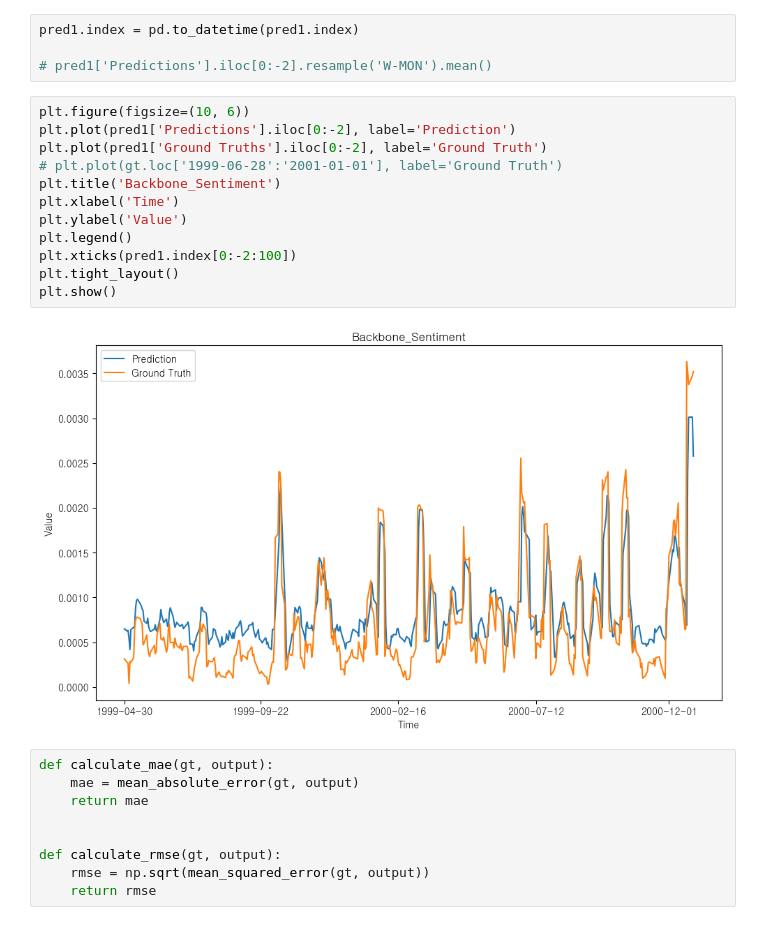
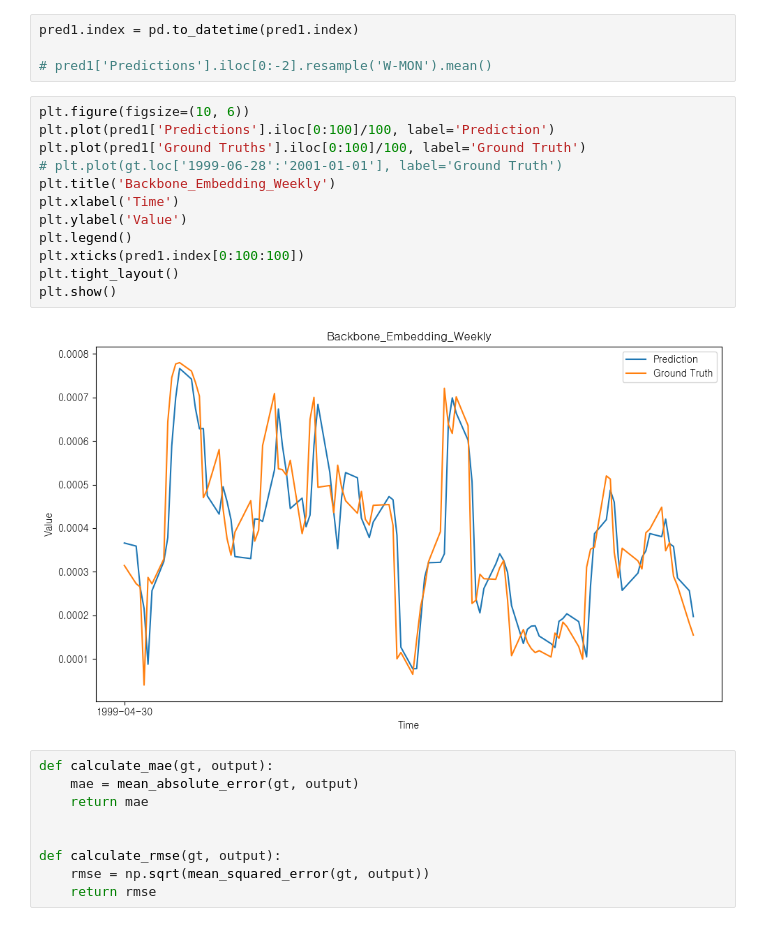
Before and after one commit to kimjuhwan1234/Volatility_Forecasting, a Jupyter notebook: EDA.ipynb, the cells around one changed output. Saved outputs shown, nothing was run; the diff lists cells and outputs as text.

```diff
--- a/EDA.ipynb
+++ b/EDA.ipynb
@@ -20,18 +20,18 @@ pred1.index = pd.to_datetime(pred1.index)
 # pred1['Predictions'].iloc[0:-2].resample('W-MON').mean()
 # %%
 plt.figure(figsize=(10, 6))
-plt.plot(pred1['Predictions'].iloc[0:-2], label='Prediction')
-plt.plot(pred1['Ground Truths'].iloc[0:-2], label='Ground Truth')
+plt.plot(pred1['Predictions'].iloc[0:100]/100, label='Prediction')
+plt.plot(pred1['Ground Truths'].iloc[0:100]/100, label='Ground Truth')
 # plt.plot(gt.loc['1999-06-28':'2001-01-01'], label='Ground Truth')
-plt.title('Backbone_Sentiment')
+plt.title('Backbone_Embedding_Weekly')
 plt.xlabel('Time')
 plt.ylabel('Value')
 plt.legend()
-plt.xticks(pred1.index[0:-2:100])
+plt.xticks(pred1.index[0:100:100])
 plt.tight_layout()
 plt.show()
 # %% [output]
-[figure, old version]
+[figure, new version]
 # %%
 def calculate_mae(gt, output):
     mae = mean_absolute_error(gt, output)
```
Also changed, not shown: 18 other files.
